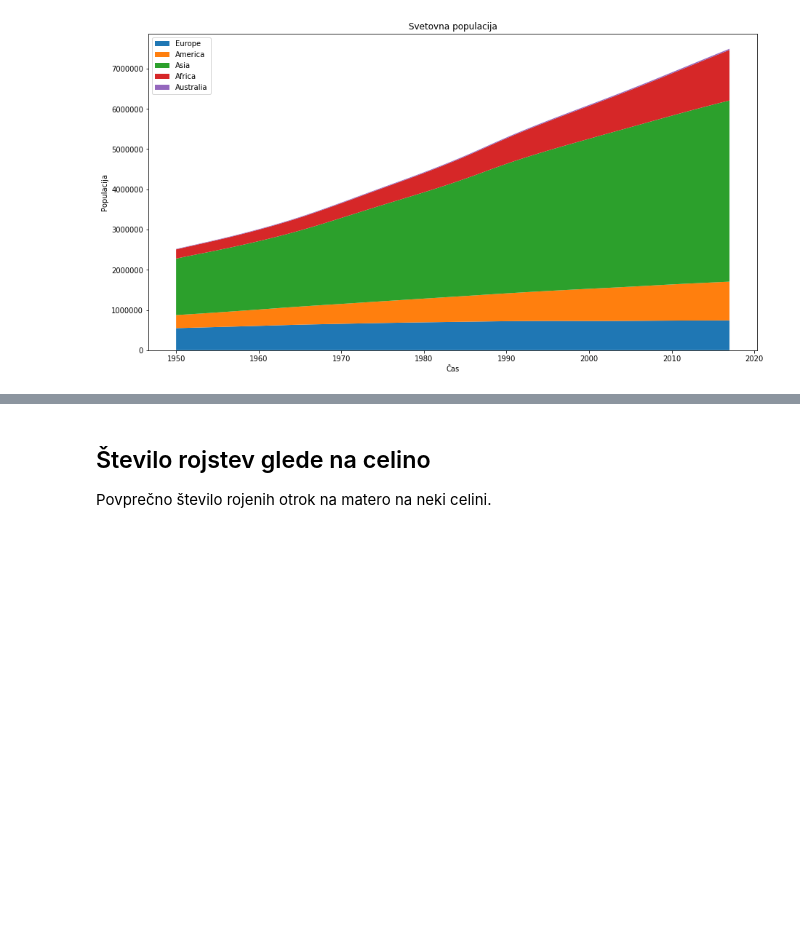
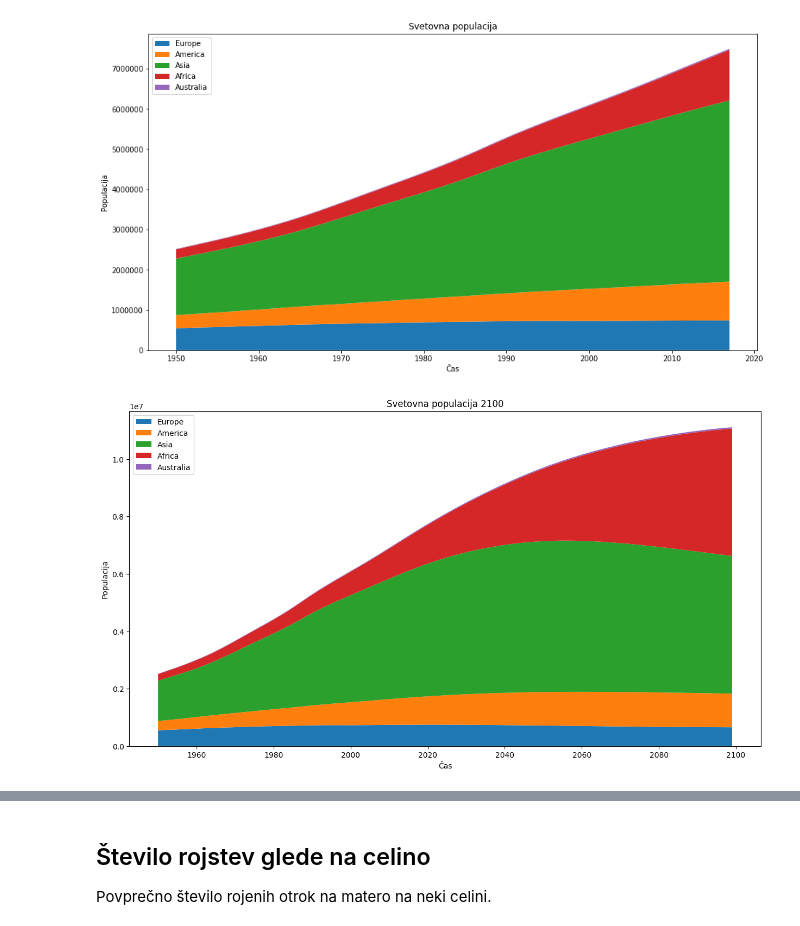
Before and after one commit to MaticSincek/PR18JJMSTB, a Jupyter notebook: vmesno-poročilo.ipynb, the cells around one changed output, grey strips where cells are left out. Saved outputs shown, nothing was run; the diff lists cells and outputs as text; code cells hidden in the pictures; blank space fills up the shorter version.

Commit message:
added graph for future world pop.

```diff
--- a/vmesno-poročilo.ipynb
+++ b/vmesno-poročilo.ipynb
@@ -62,3 +63,52 @@ def worldPopulationVisualisation(filename):
 worldPopulationVisualisation("WPP2017_TotalPopulationBySex.csv")
 # %% [output]
 [figure]
+# %%
+region = defaultdict()
+def worldPopulationVisualisationFuture(filename):
+    dictionary = dict()
+    reader = DictReader(open(filename, 'rt', encoding='utf-8'))
+    for row in reader:
+        country = row["Location"]
+        time = row["Time"]
+        population = row["PopTotal"]
+        if row["VarID"] == "2":
+            if "Europe" == row["Location"]:
+                dictionary[(time, "Europe")] = float(population)
+            elif "Northern America" == row["Location"] or "South America" == row["Location"] or "Central America" == row["Location"]:
+                if (time,"America") not in dictionary:
+                   dictionary[(time, "America")] = float(population)
+                else:
+                    dictionary[(time, "America")] += float(population)
+            elif "Asia" == row["Location"]:
+                dictionary[(time, country)] = float(population)
+            elif "Africa" == row["Location"]:
+                dictionary[(time, country)] = float(population)
+            elif "Australia/New Zealand" == row["Location"]:
+                dictionary[(time, country)] = float(population)
+    europe = []
+    america = []
+    asia = []
+    africa = []
+    australia = []
+    continents = ["Europe", "America", "Asia", "Africa", "Australia/New Zealand"]
+    yearsRange = range(1950, 2100)  #interval is adjustable(1950-2100)
+    for continent in continents:
+        for i in yearsRange:
+            if continent == "Europe": europe.append(dictionary[(str(i), continent)])
+            elif continent == "America": america.append(dictionary[(str(i), continent)])
+            elif continent == "Asia": asia.append(dictionary[(str(i), continent)])
+            elif continent == "Africa": africa.append(dictionary[(str(i), continent)])
+            elif continent == "Australia/New Zealand": australia.append(dictionary[(str(i), continent)])
+    x = yearsRange
+    plt.figure(figsize=(15,8))
+    plt.stackplot(x, europe, america, asia, africa, australia, labels=['Europe', 'America', "Asia", "Africa", "Australia"])
+    plt.legend(loc='upper left')
+    plt.title("Svetovna populacija 2100")
+    plt.xlabel("Čas")
+    plt.ylabel("Populacija")
+    plt.show()
+
+worldPopulationVisualisationFuture("WPP2017_TotalPopulationBySex.csv")
+# %% [output]
+[figure, added]
```
Also changed, not shown: parts of 9 cells of this notebook, 1 other file.
